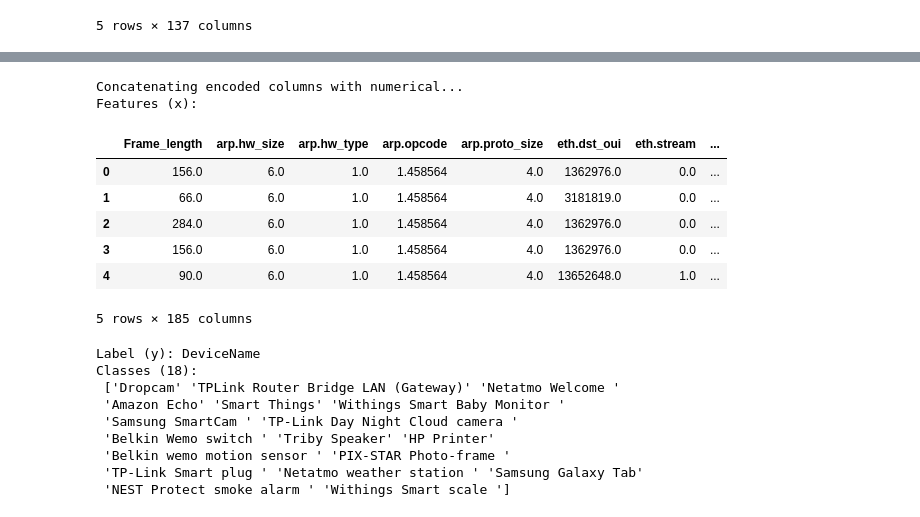
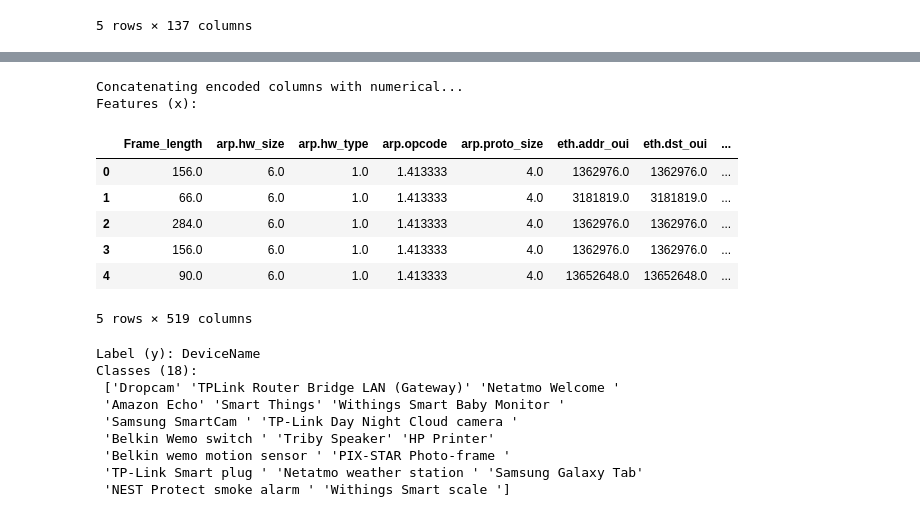
Before and after one commit to gorash-bolatu/ml_midterm, a Jupyter notebook: 1) preprocessing.ipynb, the cells around one changed output, grey strips where cells are left out. Saved outputs shown, nothing was run; the diff lists cells and outputs as text; code cells hidden in the pictures.

```diff
--- a/1) preprocessing.ipynb
+++ b/1) preprocessing.ipynb
@@ -23,11 +23,11 @@ df.head()
 5 rows × 137 columns
 # %%
 print("Original shape:", df.shape)
-df = df.drop(['eth.addr', 'eth.addr_oui', 'eth.addr_oui_resolved', 'eth.addr_resolved',
-              'eth.dst', 'eth.dst_oui_resolved', 'eth.dst_resolved', 'eth.src', 'eth.src_ig',
-              'eth.src_lg', 'eth.src_oui', 'eth.src_oui_resolved', 'eth.src_resolved', 'ip.addr',
-              'ip.dst', 'ip.dst_host', 'ip.host', 'ip.src', 'ip.src_host', 'arp.dst_hw_mac',
-              'arp.dst_proto_ipv4', 'arp.src_hw_mac', 'arp.src_proto_ipv4'], axis=1)
+# df = df.drop(['eth.addr', 'eth.addr_oui', 'eth.addr_oui_resolved', 'eth.addr_resolved',
+#               'eth.dst', 'eth.dst_oui_resolved', 'eth.dst_resolved', 'eth.src', 'eth.src_ig',
+#               'eth.src_lg', 'eth.src_oui', 'eth.src_oui_resolved', 'eth.src_resolved', 'ip.addr',
+#               'ip.dst', 'ip.dst_host', 'ip.host', 'ip.src', 'ip.src_host', 'arp.dst_hw_mac',
+#               'arp.dst_proto_ipv4', 'arp.src_hw_mac', 'arp.src_proto_ipv4'], axis=1)
 print("Shape after removing unreliable data:", df.shape)
 # %% [output]
 Original shape: (258000, 137)
@@ -34,0 +35,4 @@ Shape after removing unreliable data: (258000, 114)
+# %%
+# Drop duplicate rows
+df = df.drop_duplicates(keep="first")
+print("Shape after removing duplicate rows:", df.shape)
@@ -109,7 +115,7 @@ categorical_features = categorical_cols.drop(['DeviceName'])
 
 print("Dropping categorical features with too many different values:")
 for i in df[categorical_features]:
-    if (len(df[i].unique()) > 30):
+    if (len(df[i].unique()) > 50):
         print("\t", i, ": " , len(df[i].unique()), sep="")
         categorical_features = categorical_features.drop([str(i)])
 df[categorical_features].head()
@@ -141,9 +153,9 @@ encoder.fit(df[categorical_features])
 print("Transforming data...")
 encoded = encoder.transform(df[categorical_features])
 print("Converting into DataFrame...")
-one_hot_df = pd.DataFrame(encoded, columns=encoder.get_feature_names_out(categorical_features))
+df_encoded = pd.DataFrame(encoded, columns=encoder.get_feature_names_out(categorical_features))
 
-one_hot_df.head()
+df_encoded.head()
 # %% [output]
 Initializing OneHotEncoder...
 Fitting data...
@@ -159,18 +171,21 @@ Converting into DataFrame...
 # %%
+df = df.reset_index(drop=True)
+df_encoded = df_encoded.reset_index(drop=True)
+
 print("Concatenating encoded columns with numerical...")
-X = pd.concat([df, one_hot_df], axis=1).drop(categorical_cols, axis=1)
+X = pd.concat([df.drop(columns=categorical_cols), df_encoded], axis=1)
 print("Features (x):")
 X.head()
 # %% [output]
 Concatenating encoded columns with numerical...
 Features (x):
-|  | Frame_length | arp.hw_size | arp.hw_type | arp.opcode | arp.proto_size | eth.dst_oui | eth.stream | ... |
-| 0 | 156.0 | 6.0 | 1.0 | 1.458564 | 4.0 | 1362976.0 | 0.0 | ... |
-| 1 | 66.0 | 6.0 | 1.0 | 1.458564 | 4.0 | 3181819.0 | 0.0 | ... |
-| 2 | 284.0 | 6.0 | 1.0 | 1.458564 | 4.0 | 1362976.0 | 0.0 | ... |
-| 3 | 156.0 | 6.0 | 1.0 | 1.458564 | 4.0 | 1362976.0 | 0.0 | ... |
-| 4 | 90.0 | 6.0 | 1.0 | 1.458564 | 4.0 | 13652648.0 | 1.0 | ... |
+|  | Frame_length | arp.hw_size | arp.hw_type | arp.opcode | arp.proto_size | eth.addr_oui | eth.dst_oui | ... |
+| 0 | 156.0 | 6.0 | 1.0 | 1.413333 | 4.0 | 1362976.0 | 1362976.0 | ... |
+| 1 | 66.0 | 6.0 | 1.0 | 1.413333 | 4.0 | 3181819.0 | 3181819.0 | ... |
+| 2 | 284.0 | 6.0 | 1.0 | 1.413333 | 4.0 | 1362976.0 | 1362976.0 | ... |
+| 3 | 156.0 | 6.0 | 1.0 | 1.413333 | 4.0 | 1362976.0 | 1362976.0 | ... |
+| 4 | 90.0 | 6.0 | 1.0 | 1.413333 | 4.0 | 13652648.0 | 13652648.0 | ... |
-5 rows × 185 columns
+5 rows × 519 columns
 # %%
 y = df['DeviceName']
 print('Label (y):', y.name)
```
Also changed, not shown: parts of 12 cells of this notebook, 1 other file.
